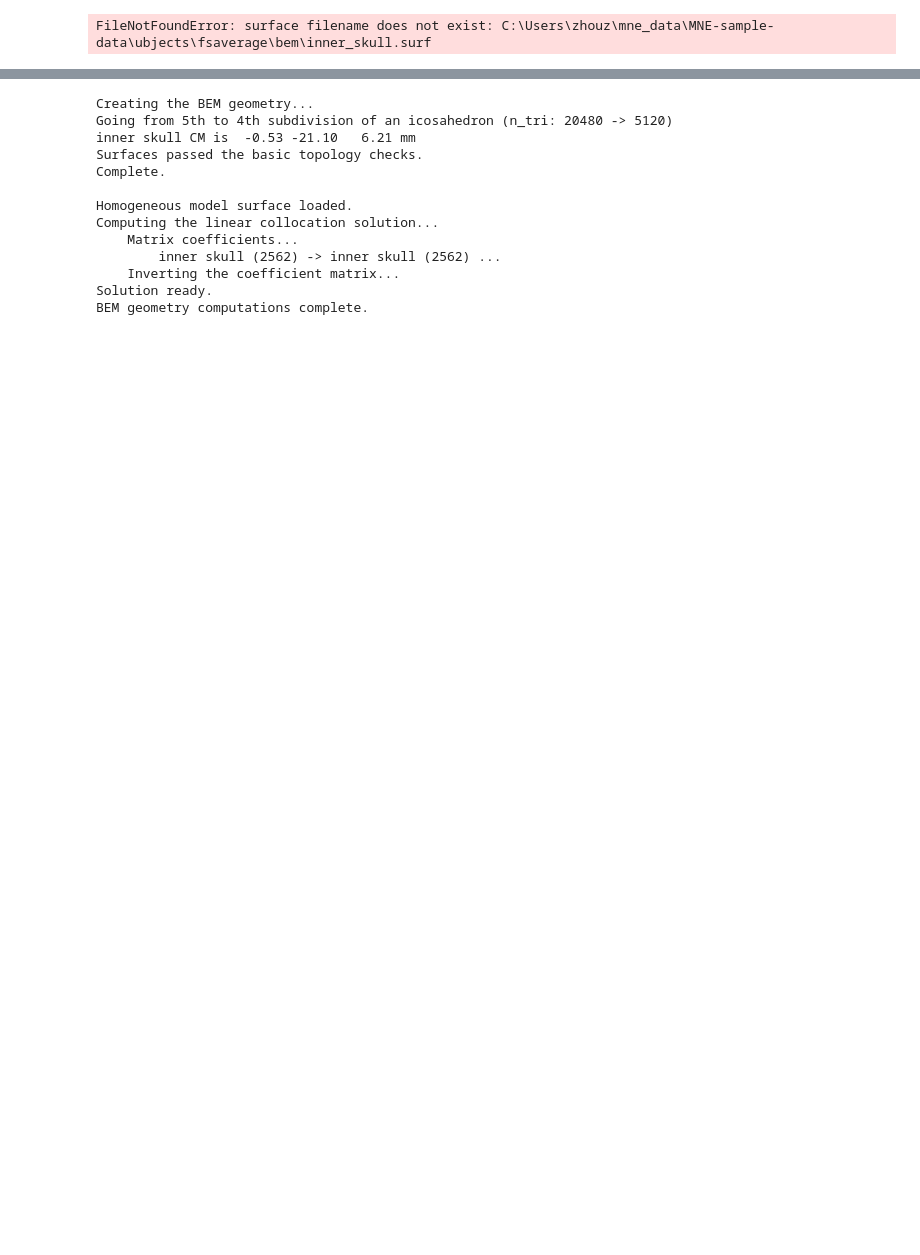
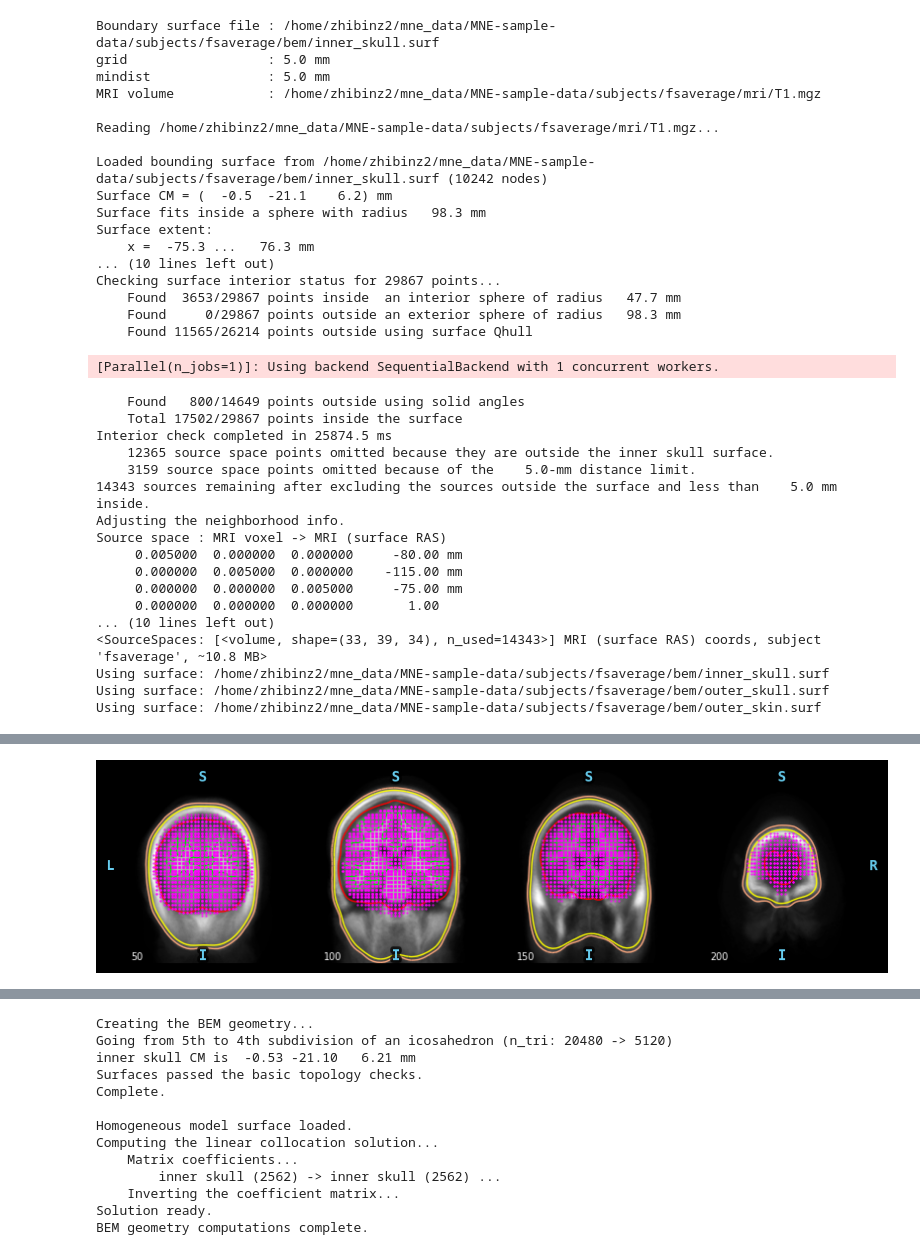
Before and after one commit to zhibinz2/MEG_EEG_Source_Localization, a Jupyter notebook: mne_fsaverage_forward.ipynb, the cells around one changed output, grey strips where cells are left out. Drawn from its saved outputs; the diff is of its cells as text; code cells hidden in the pictures; blank space fills up the shorter version.

```diff
--- a/mne_fsaverage_forward.ipynb
+++ b/mne_fsaverage_forward.ipynb
@@ -114,7 +124,7 @@ Using surface: C:\Users\zhouz\mne_data\MNE-sample-data\subjects\fsaverage\bem\ou
 [figure]
 # %%
-# surface = subjects_dir / subject / 'bem' / 'inner_skull.surf'
-surface = 'C:/Users/zhouz/mne_data/MNE-sample-data/ubjects/fsaverage/bem/inner_skull.surf'
+surface = subjects_dir / subject / 'bem' / 'inner_skull.surf'
+# surface = 'C:/Users/zhouz/mne_data/MNE-sample-data/subjects/fsaverage/bem/inner_skull.surf'
 vol_src = mne.setup_volume_source_space(
     subject, subjects_dir=subjects_dir, surface=surface,
     add_interpolator=False)  # Just for speed!
@@ -122,4 +132,38 @@ print(vol_src)
 
 mne.viz.plot_bem(src=vol_src, **plot_bem_kwargs)
 # %% [output]
-FileNotFoundError: surface filename does not exist: C:\Users\zhouz\mne_data\MNE-sample-data\ubjects\fsaverage\bem\inner_skull.surf
+Boundary surface file : /home/zhibinz2/mne_data/MNE-sample-data/subjects/fsaverage/bem/inner_skull.surf
+grid                  : 5.0 mm
+mindist               : 5.0 mm
+MRI volume            : /home/zhibinz2/mne_data/MNE-sample-data/subjects/fsaverage/mri/T1.mgz
+
+Reading /home/zhibinz2/mne_data/MNE-sample-data/subjects/fsaverage/mri/T1.mgz...
+
+Loaded bounding surface from /home/zhibinz2/mne_data/MNE-sample-data/subjects/fsaverage/bem/inner_skull.surf (10242 nodes)
+Surface CM = (  -0.5  -21.1    6.2) mm
+Surface fits inside a sphere with radius   98.3 mm
+Surface extent:
+    x =  -75.3 ...   76.3 mm
+... (10 lines left out)
+Checking surface interior status for 29867 points...
+    Found  3653/29867 points inside  an interior sphere of radius   47.7 mm
+    Found     0/29867 points outside an exterior sphere of radius   98.3 mm
+    Found 11565/26214 points outside using surface Qhull
+[Parallel(n_jobs=1)]: Using backend SequentialBackend with 1 concurrent workers.
+    Found   800/14649 points outside using solid angles
+    Total 17502/29867 points inside the surface
+Interior check completed in 25874.5 ms
+    12365 source space points omitted because they are outside the inner skull surface.
+    3159 source space points omitted because of the    5.0-mm distance limit.
+14343 sources remaining after excluding the sources outside the surface and less than    5.0 mm inside.
+Adjusting the neighborhood info.
+Source space : MRI voxel -> MRI (surface RAS)
+     0.005000  0.000000  0.000000     -80.00 mm
+     0.000000  0.005000  0.000000    -115.00 mm
+     0.000000  0.000000  0.005000     -75.00 mm
+     0.000000  0.000000  0.000000       1.00
+... (10 lines left out)
+<SourceSpaces: [<volume, shape=(33, 39, 34), n_used=14343>] MRI (surface RAS) coords, subject 'fsaverage', ~10.8 MB>
+Using surface: /home/zhibinz2/mne_data/MNE-sample-data/subjects/fsaverage/bem/inner_skull.surf
+Using surface: /home/zhibinz2/mne_data/MNE-sample-data/subjects/fsaverage/bem/outer_skull.surf
+Using surface: /home/zhibinz2/mne_data/MNE-sample-data/subjects/fsaverage/bem/outer_skin.surf
@@ -126,3 +172,4 @@ FileNotFoundError: surface filename does not exist: C:\Users\zhouz\mne_data\MNE-
+[figure, added]
 # %%
 fig = mne.viz.plot_alignment(subject=subject, subjects_dir=subjects_dir,
                              surfaces='white', coord_frame='mri',
```
Also changed, not shown: parts of 17 cells of this notebook, 2 other files.
